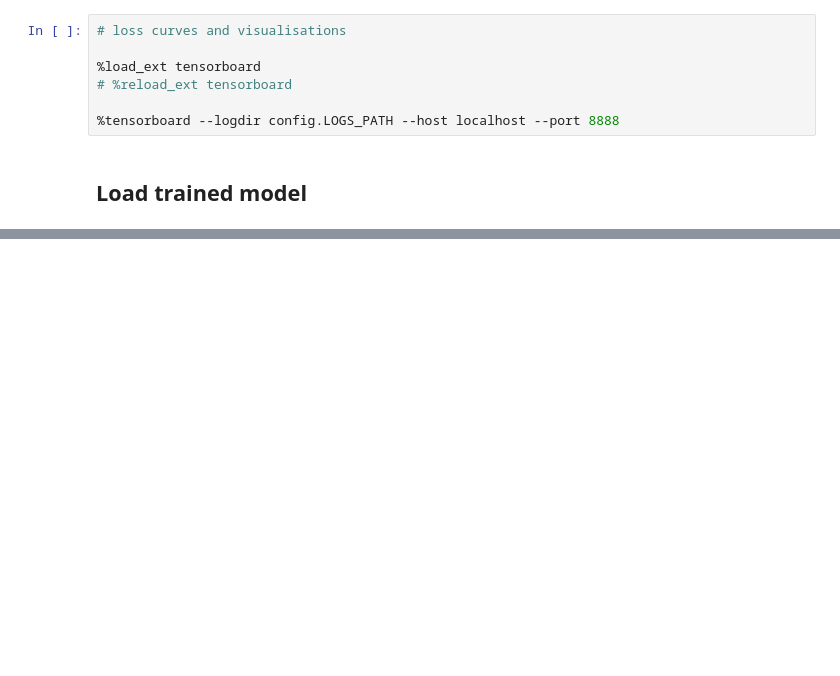
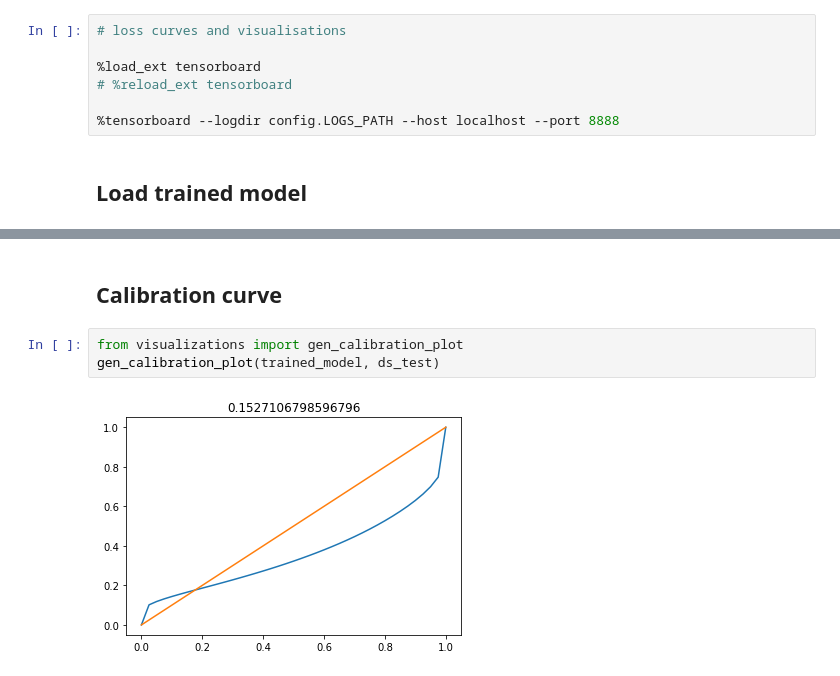
Before and after one commit to Samir-atra/capsa, a Jupyter notebook: experiments/notebooks/ensemble.ipynb, the cells around one changed output, grey strips where cells are left out. Drawn from its saved outputs; the diff is of its cells as text; blank space fills up the shorter version.

```diff
--- a/experiments/notebooks/ensemble.ipynb
+++ b/experiments/notebooks/ensemble.ipynb
@@ -75,0 +68,7 @@ visualize_depth_map(trained_model, ds_ood, vis_path, f'trained_ood', is_show=Tru
+# %% [markdown]
+## Calibration curve
+# %%
+from visualizations import gen_calibration_plot
+gen_calibration_plot(trained_model, ds_test)
+# %% [output]
+[figure, added]
```
Also changed, not shown: parts of 6 cells of this notebook, 4 other files.
